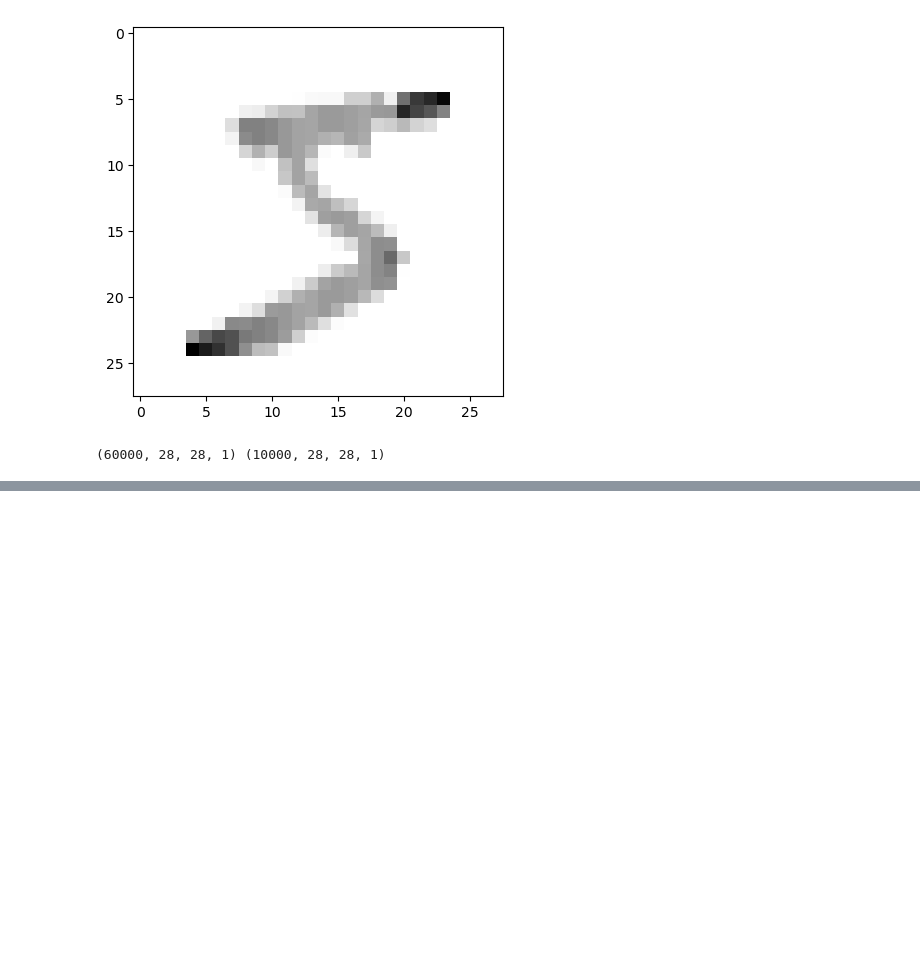
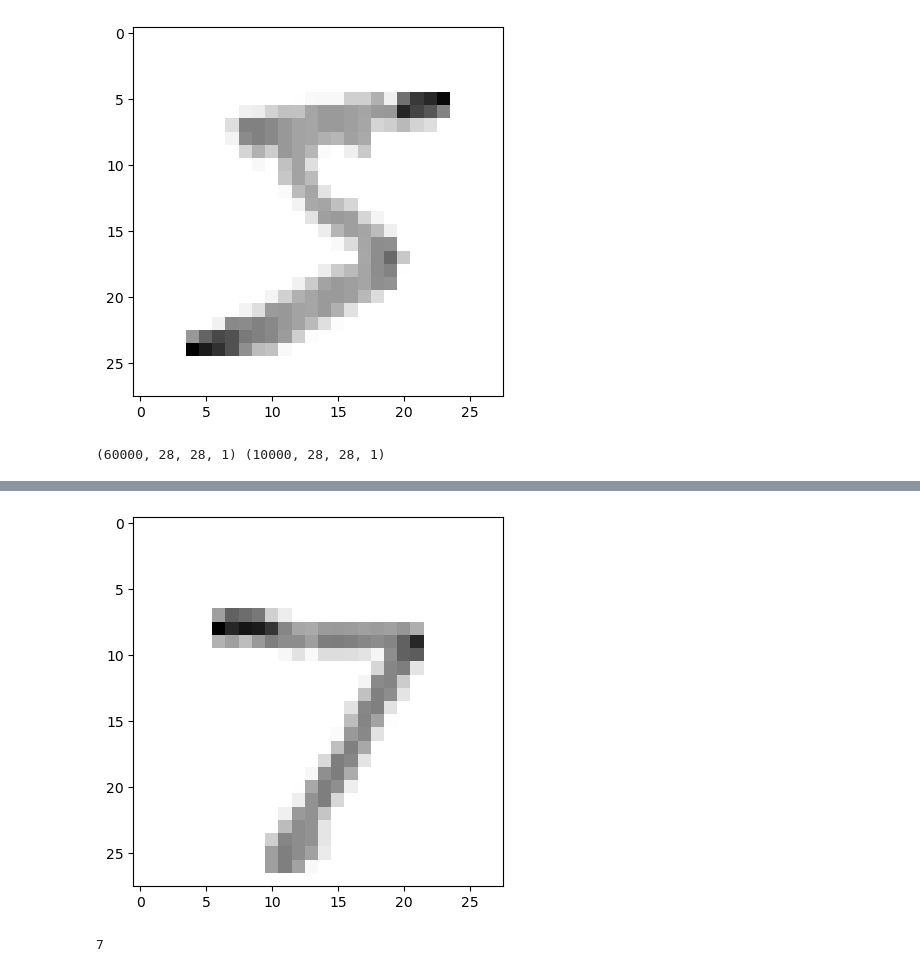
Before and after one commit to F1ameX/Machine-learning, a Jupyter notebook: Digit-recognition/sample.ipynb, the cells around one changed output, grey strips where cells are left out. Drawn from its saved outputs; the diff is of its cells as text; code cells hidden in the pictures; blank space fills up the shorter version.

Commit message:
Final training model. No comments and codestyle yet

```diff
--- a/Digit-recognition/sample.ipynb
+++ b/Digit-recognition/sample.ipynb
@@ -81,0 +103,3 @@ print(x_train_res.shape, x_test_res.shape)
+# %%
+model.add(Dense(10))
+model.add(Activation('softmax'))
@@ -81,0 +130,4 @@ print(x_train_res.shape, x_test_res.shape)
+# %%
+model.compile(loss='sparse_categorical_crossentropy', optimizer='adam', metrics = ['accuracy'])
+# %%
+model.fit(x_train_res, y_train, epochs=5, validation_split=0.3)
@@ -81,0 +152,3 @@ print(x_train_res.shape, x_test_res.shape)
+# %%
+predictions = model.predict([x_test_res])
+predictions
@@ -81,0 +170,7 @@ print(x_train_res.shape, x_test_res.shape)
+# %%
+plt.imshow(x_test[0], cmap=plt.cm.binary)
+plt.show()
+np.argmax(predictions[0])
+# %% [output]
+[figure, added]
+7
```
Also changed, not shown: parts of 11 cells of this notebook.
